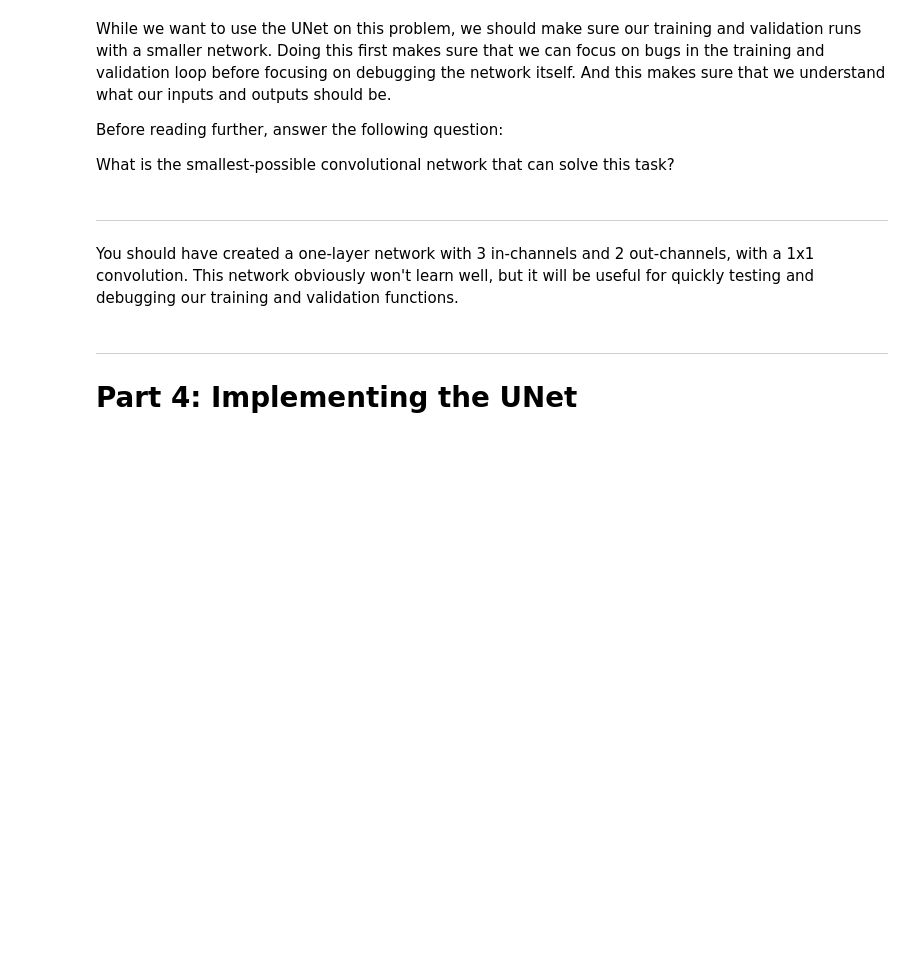
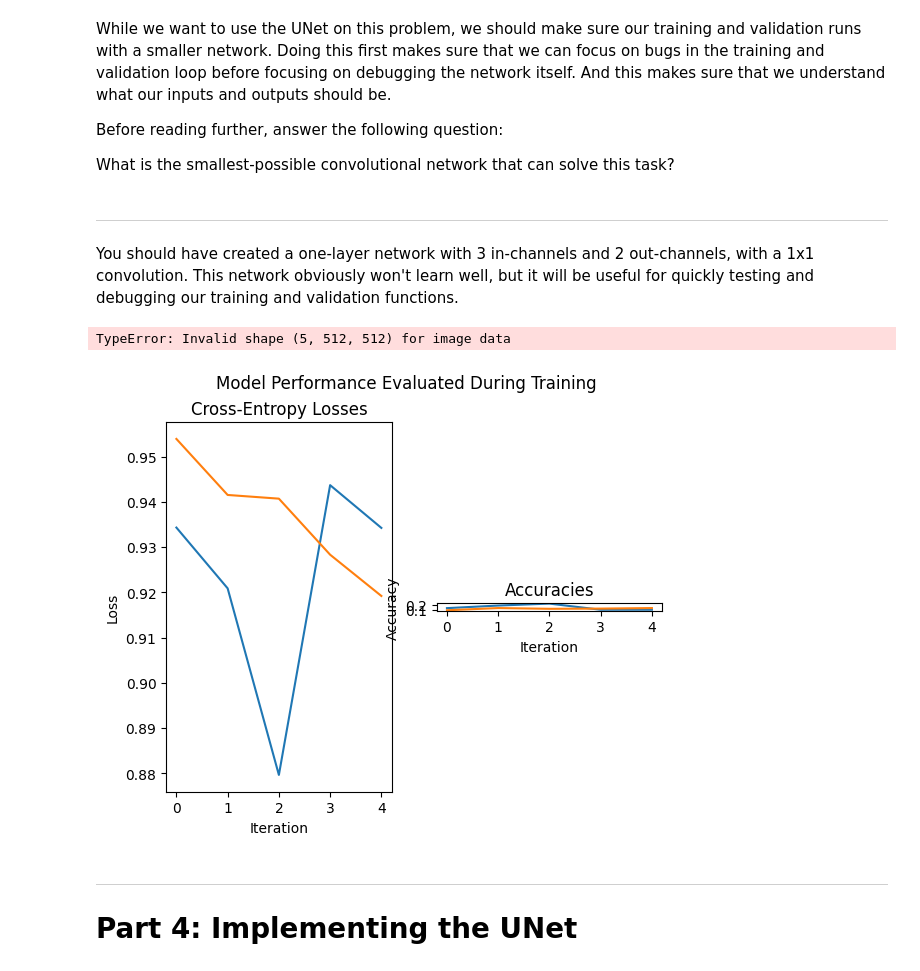
Before and after one commit to andrew-belz/byu-cs474, a Jupyter notebook: lab4_unets.ipynb, the cells around one changed output. Drawn from its saved outputs; the diff is of its cells as text; code cells hidden in the pictures; blank space fills up the shorter version.

```diff
--- a/lab4_unets.ipynb
+++ b/lab4_unets.ipynb
@@ -431,14 +432,11 @@ def plot_eval_metrics(t_loss, v_loss, t_acc, v_acc):
   plt.show()
 # %% [markdown]
 Create another function to plot 5 image predictions.
-# %%
-def plot_5_preds(net, loader):
-  x, _ = next(iter(loader))
-
-  for i in range(5):
-    xi = x[i].unsqueeze(0).to(device)
-    pred = get_prediction(net, xi)
-    plot_cancer(pred)
+# %%
+def plot_5_preds(ims):
+  for i, im in enumerate(ims):
+    plt.imshow(ims)
+    plt.title(f"Prediction {i}")
 # %% [markdown]
 ---
 
@@ -510,11 +510,17 @@ small_net = nn.Conv2d(3, 2, kernel_size=1).to(device)
 You should have created a one-layer network with 3 in-channels and 2 out-channels, with a 1x1 convolution. This network obviously won't learn well, but it will be useful for quickly testing and debugging our training and validation functions.
 # %%
 # Create an optimizer for your network
-
+optimizer = optim.Adam(small_net.parameters())
 # Train for a few training steps: enough to gather some stats
+t_loss, v_loss, t_acc, v_acc, ims = train(small_net, optimizer, train_loader, val_loader, 10, 2, 2, 2, val_dataset[172][0])
 # %%
 # Create your loss and accuracy graphs, and print out the 5 validation images:
 # We do not expect this network to have learned well.
+plot_metrics(t_loss, v_loss, t_acc, v_acc)
+plot_5_preds(ims)
+# %% [output]
+TypeError: Invalid shape (5, 512, 512) for image data
+[figure, added]
 # %%
 # We don't need this network anymore, so we'll delete it to free up GPU space
 del small_net, small_optimizer, train_losses, train_accs, val_losses, val_accs, val_images
```
Also changed, not shown: parts of 2 cells of this notebook.
